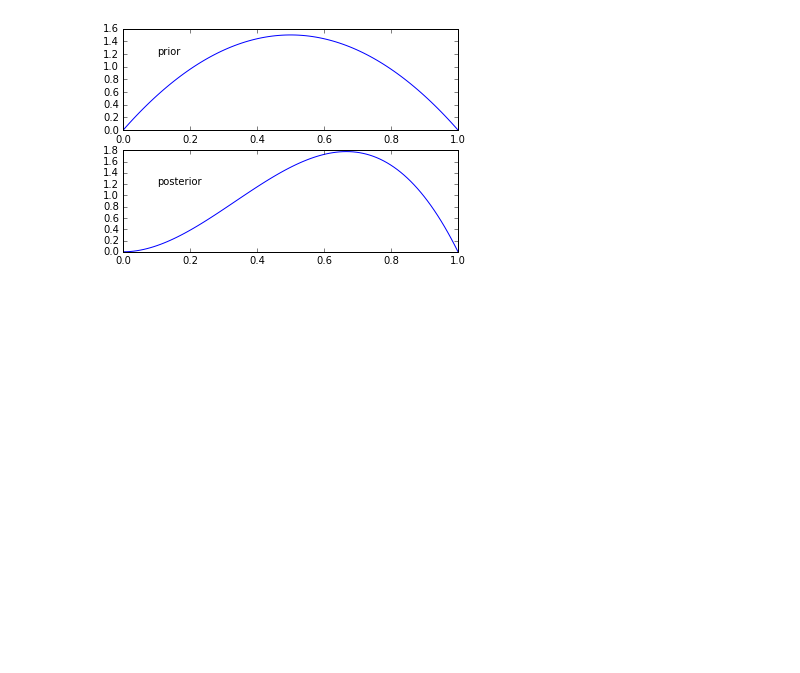
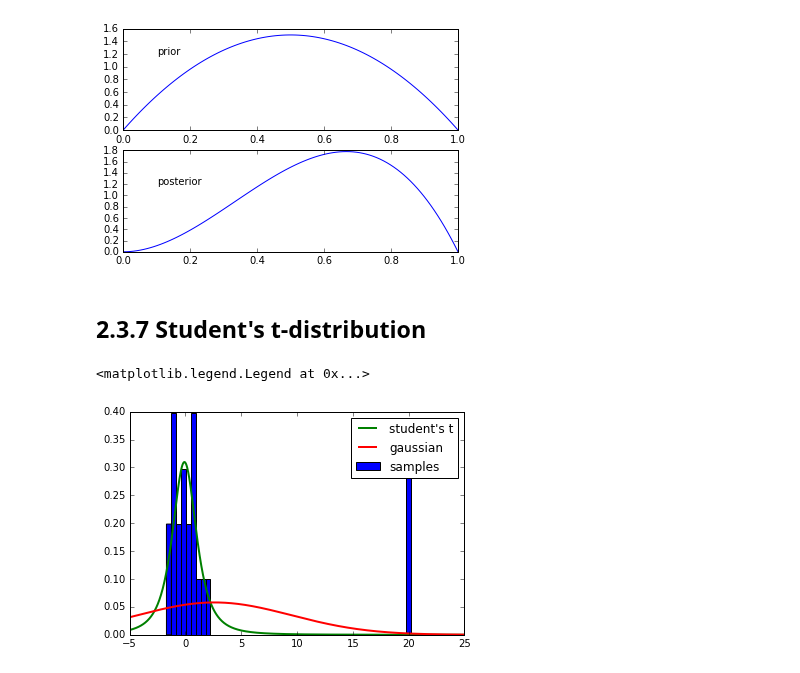
Before and after one commit to ctgk/PRML, a Jupyter notebook: ch02_Probability_Distributions.ipynb, the cells around one changed output. Drawn from its saved outputs; the diff is of its cells as text; code cells hidden in the pictures; blank space fills up the shorter version.

```diff
--- a/ch02_Probability_Distributions.ipynb
+++ b/ch02_Probability_Distributions.ipynb
@@ -29,3 +29,23 @@ plt.annotate("posterior", (0.1, 1.2))
 # %% [output]
 <matplotlib.text.Annotation at 0x...>
 [figure]
+# %% [markdown]
+## 2.3.7 Student's t-distribution
+# %%
+x = np.random.normal(size=20)
+x = np.concatenate([x, np.random.normal(loc=20., size=3)])
+plt.hist(x, bins=50, normed=1., label="samples")
+
+students_t = StudentsT()
+gaussian = Gaussian()
+
+gaussian.fit(x)
+students_t.fit(x)
+
+x = np.linspace(-5, 25, 1000)
+plt.plot(x, students_t.predict_proba(x), label="student's t", linewidth=2)
+plt.plot(x, gaussian.predict_proba(x), label="gaussian", linewidth=2)
+plt.legend()
+# %% [output]
+<matplotlib.legend.Legend at 0x...>
+[figure, added]
```
Also changed, not shown: parts of 5 cells of this notebook.
